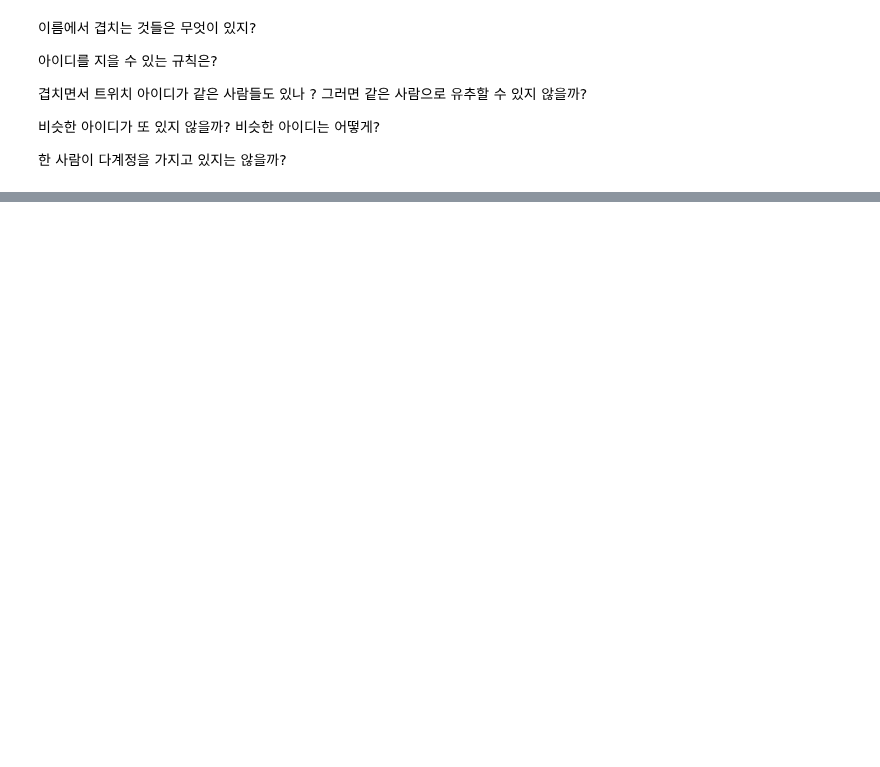
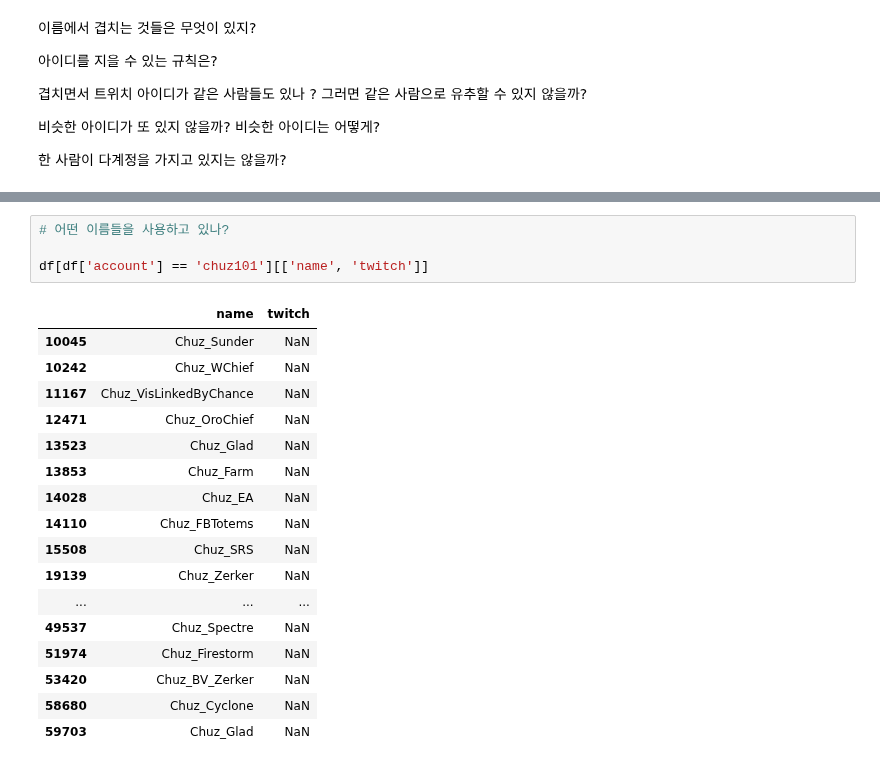
Before and after one commit to Angela-Park-JE/TIL_ver1, a Jupyter notebook: ToyPJT-POE_user/EDA_poe_stats_5_user.ipynb, the cells around one changed output, grey strips where cells are left out. Drawn from its saved outputs; the diff is of its cells as text; blank space fills up the shorter version.

```diff
--- a/ToyPJT-POE_user/EDA_poe_stats_5_user.ipynb
+++ b/ToyPJT-POE_user/EDA_poe_stats_5_user.ipynb
@@ -136,0 +260,22 @@ df['account'].value_counts().sort_values(ascending=False)
+# %%
+# 어떤 이름들을 사용하고 있나?
+
+df[df['account'] == 'chuz101'][['name', 'twitch']]
+# %% [output]
+|  | name | twitch |
+| 10045 | Chuz_Sunder | NaN |
+| 10242 | Chuz_WChief | NaN |
+| 11167 | Chuz_VisLinkedByChance | NaN |
+| 12471 | Chuz_OroChief | NaN |
+| 13523 | Chuz_Glad | NaN |
+| 13853 | Chuz_Farm | NaN |
+| 14028 | Chuz_EA | NaN |
+| 14110 | Chuz_FBTotems | NaN |
+| 15508 | Chuz_SRS | NaN |
+| 19139 | Chuz_Zerker | NaN |
+| ... | ... | ... |
+| 49537 | Chuz_Spectre | NaN |
+| 51974 | Chuz_Firestorm | NaN |
+| 53420 | Chuz_BV_Zerker | NaN |
+| 58680 | Chuz_Cyclone | NaN |
+| 59703 | Chuz_Glad | NaN |
```
Also changed, not shown: parts of 35 cells of this notebook.
